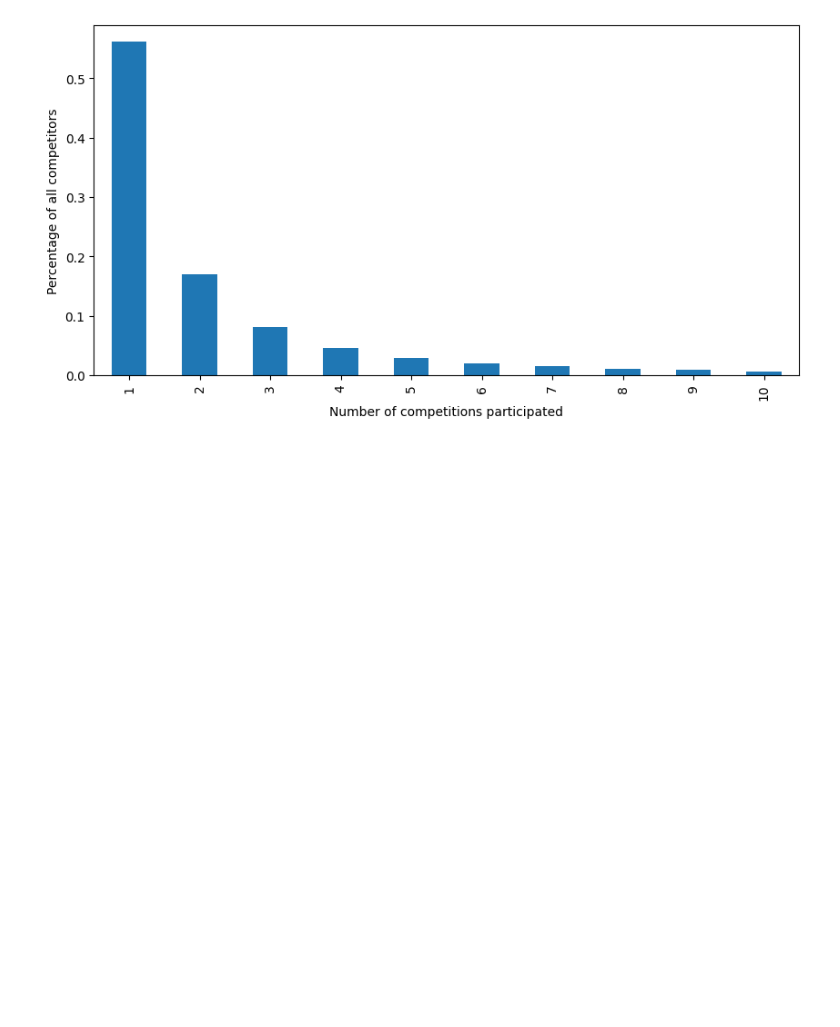
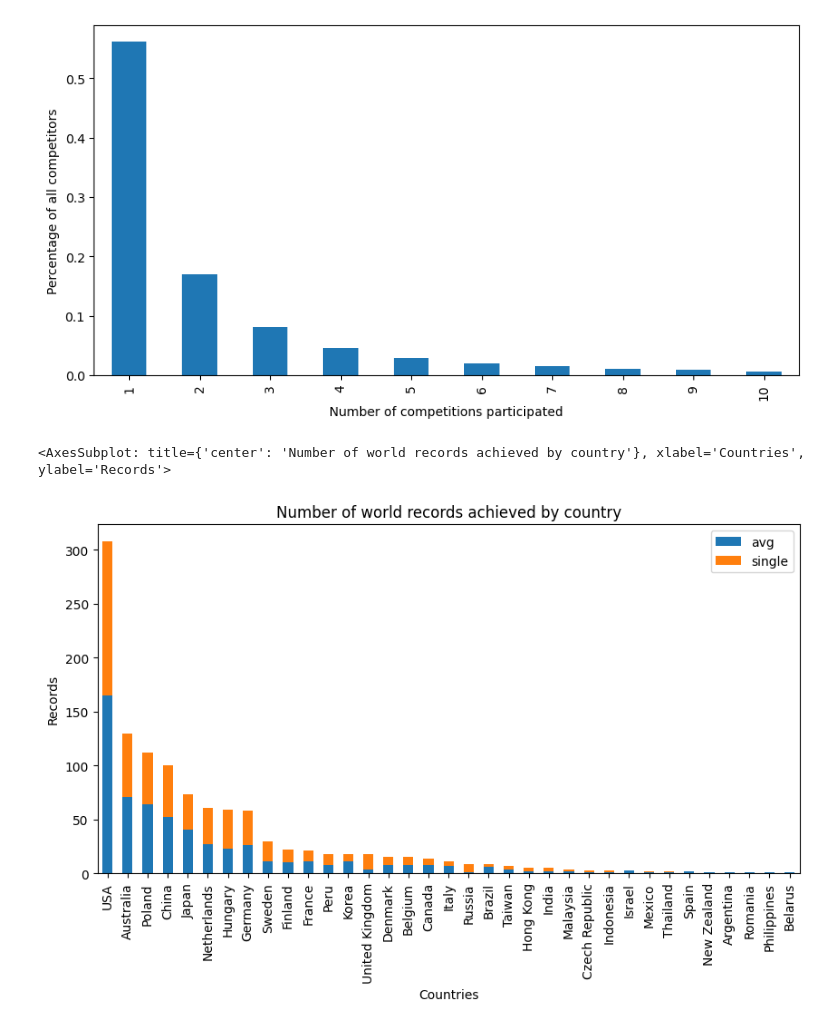
Before and after one commit to oskarkuuse/IDSproject, a Jupyter notebook: notebooks/general.ipynb, the cells around one changed output. Cells and saved outputs as stored; diff of their text form; code cells hidden in the pictures; blank space fills up the shorter version.

```diff
--- a/notebooks/general.ipynb
+++ b/notebooks/general.ipynb
@@ -84,4 +84,15 @@ compParticipationsFreq[:10].plot(kind='bar', xlabel="Number of competitions part
 # %% [output]
 <AxesSubplot: xlabel='Number of competitions participated', ylabel='Percentage of all competitors'>
 [figure]
+# %%
+# Number of records achieved by country (+ what proportion of WR were made up of AVG/SINGLES)
+
+countryWRsSplit = pd.read_csv('../datasets/countriesByWRsSplit.csv')
+countryWRsSplit = countryWRsSplit.drop(columns=['country2'])
+sorted_indices = (countryWRsSplit['avg'] + countryWRsSplit['single']).sort_values(ascending=False).index
+countryWRsSplit = countryWRsSplit.loc[sorted_indices, :]
+countryWRsSplit.plot(kind='bar', x='country', stacked=True, xlabel='Countries', ylabel='Records', title='Number of world records achieved by country')
+# %% [output]
+<AxesSubplot: title={'center': 'Number of world records achieved by country'}, xlabel='Countries', ylabel='Records'>
+[figure, added]
 # %%
```
Also changed, not shown: parts of 3 cells of this notebook, 4 other files.
